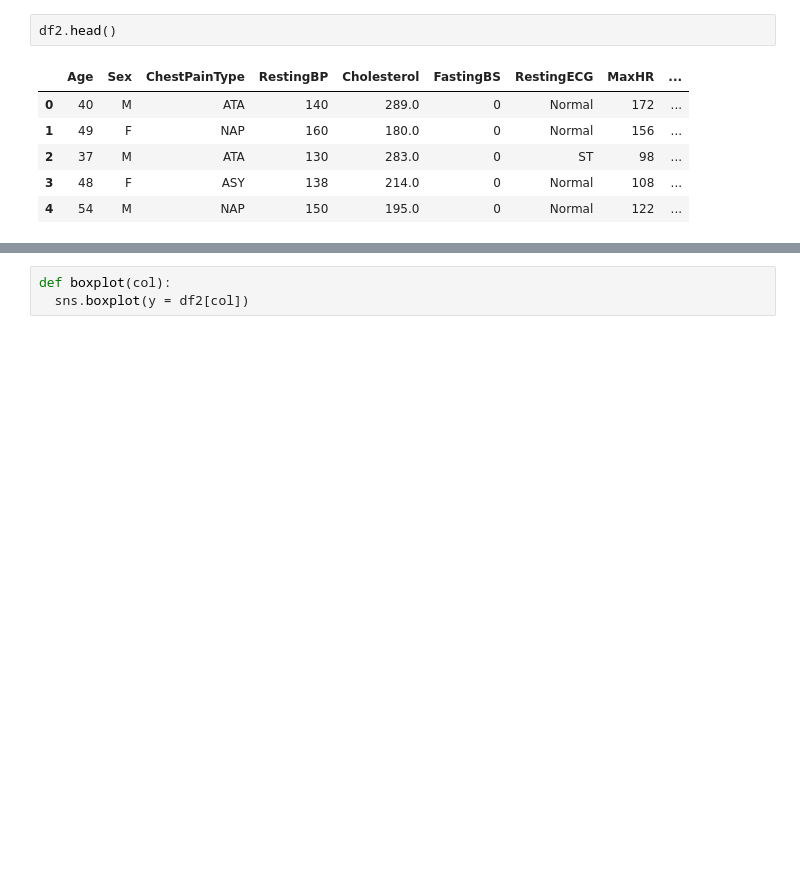
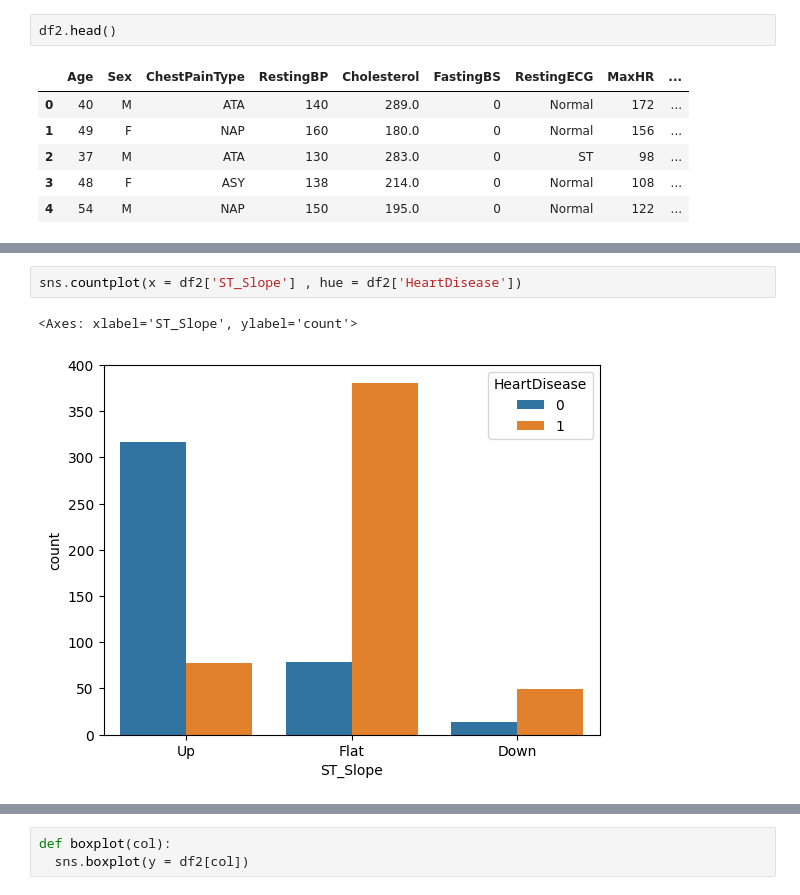
Before and after one commit to Soumyadip778/Machine_Learning_Series, a Jupyter notebook: ML_part1/heart.ipynb, the cells around one changed output, grey strips where cells are left out. Cells and saved outputs as stored; diff of their text form; blank space fills up the shorter version.

```diff
--- a/ML_part1/heart.ipynb
+++ b/ML_part1/heart.ipynb
@@ -166,3 +171,8 @@ sns.countplot(x = df['FastingBS'] , hue = df['HeartDisease'])
 # %% [output]
 <Axes: xlabel='FastingBS', ylabel='count'>
 [figure]
+# %%
+sns.countplot(x = df2['ST_Slope'] , hue = df2['HeartDisease'])
+# %% [output]
+<Axes: xlabel='ST_Slope', ylabel='count'>
+[figure, added]
```
Also changed, not shown: parts of 8 cells of this notebook.
